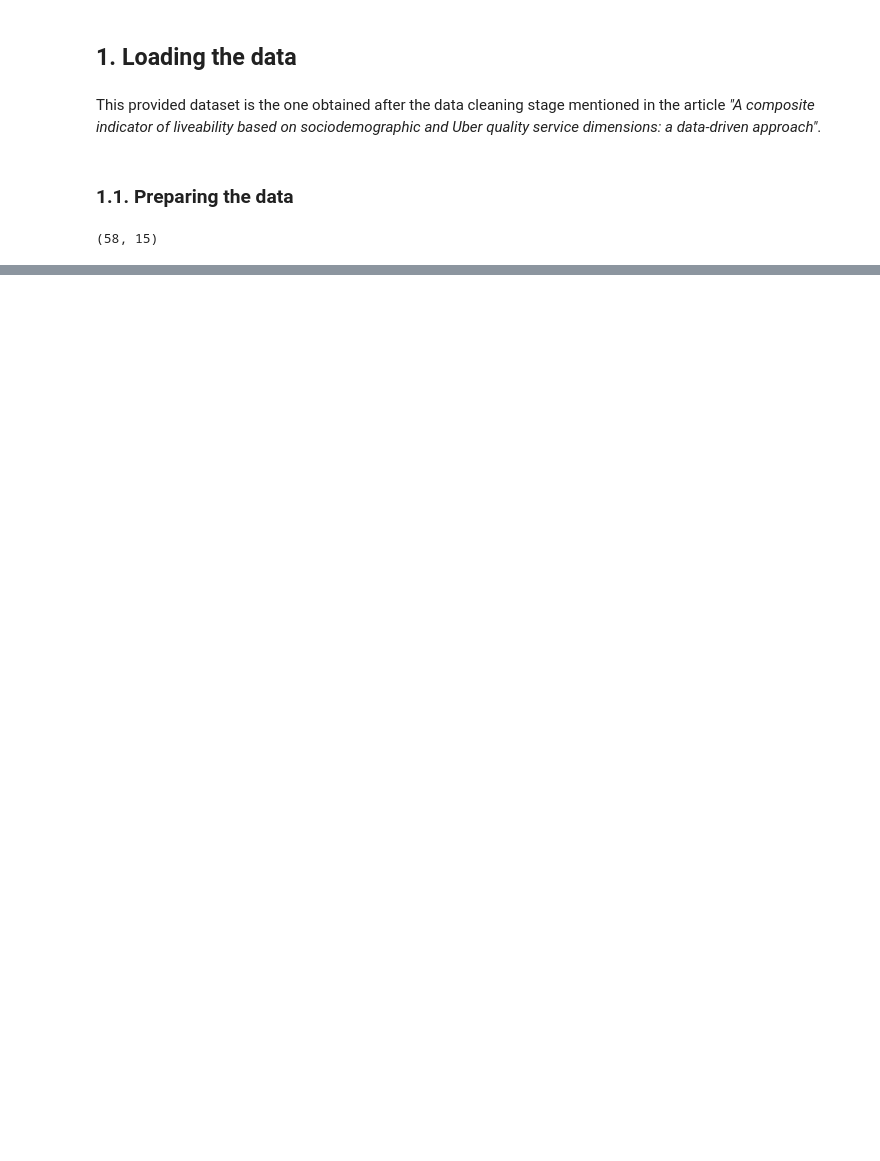
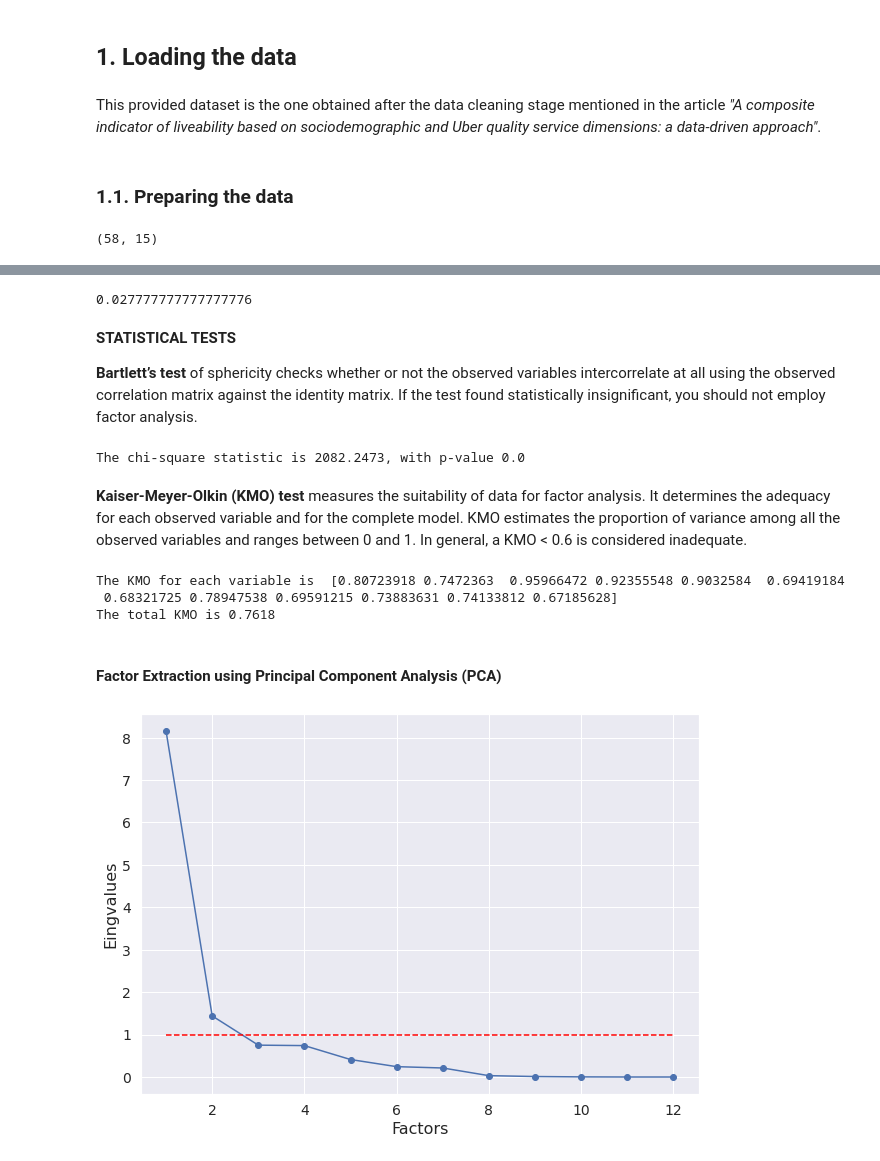
Before and after one commit to gisliany/uber-liveability-natal, a Jupyter notebook: indicator.ipynb, the cells around one changed output, grey strips where cells are left out. Saved outputs shown, nothing was run; the diff lists cells and outputs as text; code cells hidden in the pictures; blank space fills up the shorter version.

```diff
--- a/indicator.ipynb
+++ b/indicator.ipynb
@@ -77,0 +87,61 @@ df_numerical.corr().style.applymap(highlight_small_corr)
+# %%
+%%skip $skip_cell
+
+df_numerical = df_numerical.drop(['population', 'car_robbery', 'ETA_S_std'], axis=1)
+
+# checking the ratio of correlation values that are smaller than 0.3
+corr = df_numerical.corr()
+print((corr.abs() < 0.3).sum().sum()/corr.shape[0]**2)
+# %% [output]
+0.027777777777777776
+# %% [markdown]
+**STATISTICAL TESTS**
+
+**Bartlett’s test** of sphericity checks whether or not the observed variables intercorrelate at all using the observed correlation matrix against the identity matrix. If the test found statistically insignificant, you should not employ factor analysis.
+# %%
+%%skip $skip_cell
+
+def get_bartlett(df):
+  return calculate_bartlett_sphericity(df_numerical)
+
+chisquare, pvalue = get_bartlett(df_numerical)
+print('The chi-square statistic is {:.4f}, with p-value {}'.format(chisquare, pvalue))
+# %% [output]
+The chi-square statistic is 2082.2473, with p-value 0.0
+# %% [markdown]
+**Kaiser-Meyer-Olkin (KMO) test** measures the suitability of data for factor analysis. It determines the adequacy for each observed variable and for the complete model. KMO estimates the proportion of variance among all the observed variables and ranges between 0 and 1. In general, a KMO < 0.6 is considered inadequate.
+# %%
+%%skip $skip_cell
+
+def get_kmo(df):
+  return calculate_kmo(df)
+
+per_variable, total = get_kmo(df_numerical)
+print('The KMO for each variable is ', per_variable)
+print('The total KMO is {:.4f}'.format(total))
+# %% [output]
+The KMO for each variable is  [0.80723918 0.7472363  0.95966472 0.92355548 0.9032584  0.69419184
+ 0.68321725 0.78947538 0.69591215 0.73883631 0.74133812 0.67185628]
+The total KMO is 0.7618
+# %% [markdown]
+#### Factor Extraction using Principal Component Analysis (PCA)
+# %%
+def plot_eingvalues(df, eingvalues):
+  fig = plt.figure(figsize=(10,7))
+
+  plt.scatter(range(1, df.shape[1]+1), eingvalues)
+  plt.plot(range(1, df.shape[1]+1), eingvalues)
+  plt.plot(range(1, df.shape[1]+1), [1] * df.shape[1], '--', linewidth=1.5, color="red")
+
+  plt.xlabel('Factors', fontsize=16)
+  plt.ylabel('Eingvalues', fontsize=16)
+  plt.tick_params(labelsize=14)
+# %%
+fa = FactorAnalyzer(n_factors=df_numerical.shape[1], method='principal', rotation=None)
+fa.fit(df_numerical)
+
+# check Eigenvalues
+eingvalues, v = fa.get_eigenvalues()
+plot_eingvalues(df_numerical, eingvalues)
+# %% [output]
+[figure, added]
```
Also changed, not shown: parts of 12 cells of this notebook.
